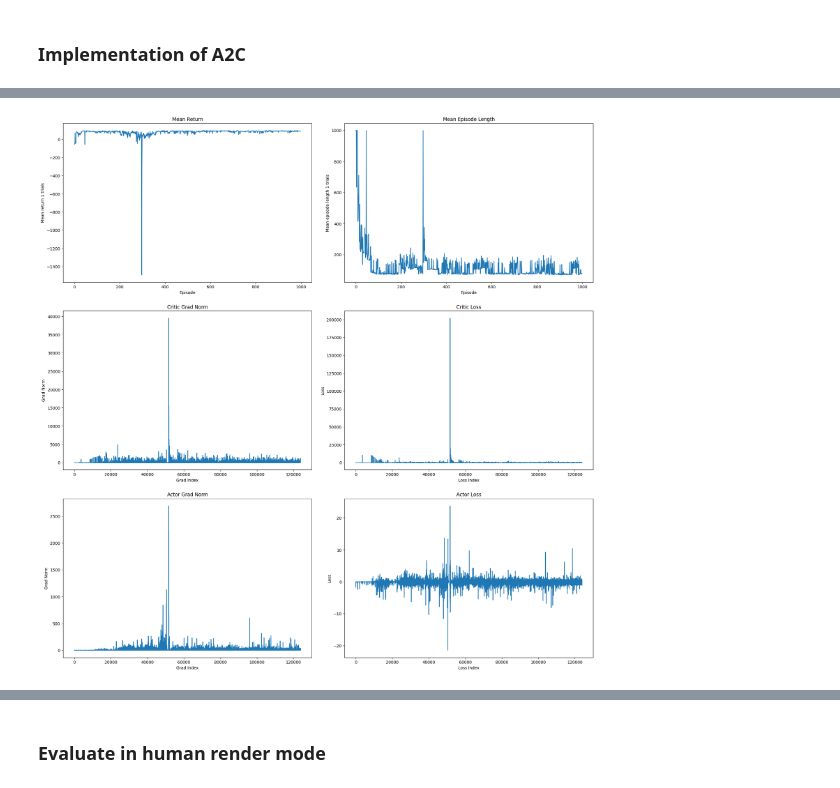
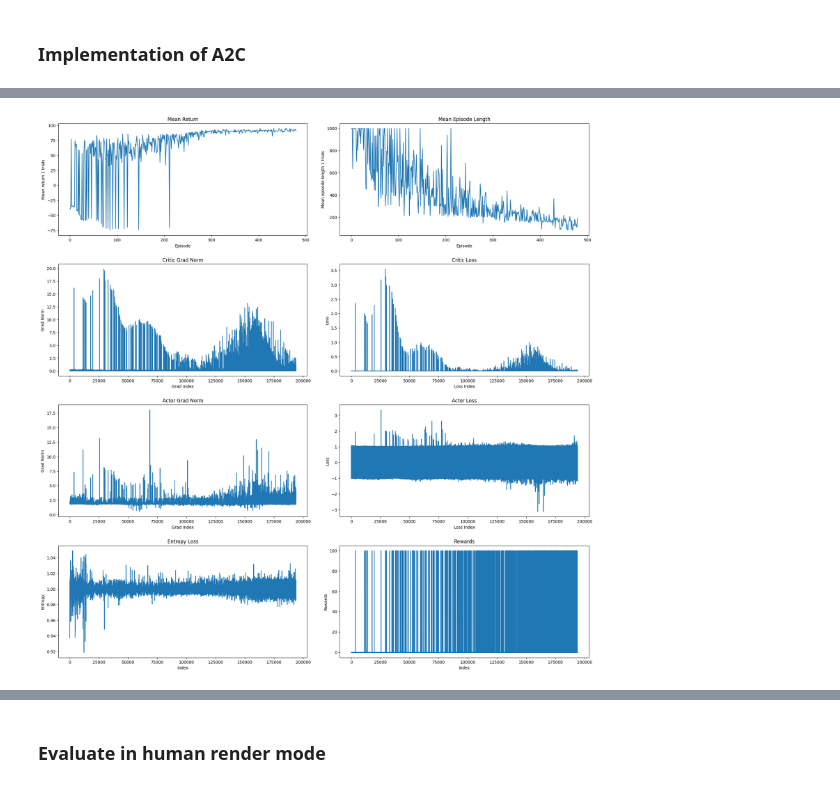
Before and after one commit to gmuthu7/Gridworld, a Jupyter notebook: mountain_car.ipynb, the cells around one changed output, grey strips where cells are left out. Cells and saved outputs as stored; diff of their text form; code cells hidden in the pictures.

Commit message:
Added working implementation of A2C with entropy on mountain car

```diff
--- a/mountain_car.ipynb
+++ b/mountain_car.ipynb
@@ -18,10 +19,10 @@ from sklearn import preprocessing
 <h3> Helper functions </h3>
 # %%
 def get_grads(model:torch.nn.Module):
-    g = [param.grad.detach().flatten() for param in model.parameters() if param.grad is not None]
-    g = torch.cat(g).detach().norm()
-    if g > 100:
-        print("High gradient")
+    g = [param.grad.flatten() for param in model.parameters() if param.grad is not None]
+    g = torch.cat(g).norm()
+    # if g > 100:
+    #     print("High gradient")
     return g
 def dump():
     with (open("./models/actor.pkl","wb") as f1,
@@ -48,7 +49,7 @@ class Actor:
                   nn.Linear(50,2))
     def log_prob(self,state,action):
         dist =self._get_dist(state)
-        return dist.log_prob(action),dist.entropy()
+        return dist.log_prob(action) + 1e-5,dist.entropy()
 
     def sample(self,state):
         dist =self._get_dist(state)
@@ -157,36 +173,44 @@ ax3:Axes
 ax4:Axes
 ax5:Axes
 ax6:Axes
-fig,((ax1,ax2),(ax3,ax4),(ax5,ax6)) = plt.subplots(3,2)
+fig,((ax1,ax2),(ax3,ax4),(ax5,ax6),(ax7,ax8)) = plt.subplots(4,2)
 fig.set_figwidth(20)
 fig.set_figheight(20)
 fig.tight_layout(pad=5.0)
 ax1.plot(returns[0][:j])
 ax1.set_ylabel(f"Mean return {NUM_TRIALS} trials")
 ax1.set_xlabel("Episode")
 ax1.set_title("Mean Return")
 ax2.plot(ep_lens[0][:j])
 ax2.set_ylabel(f"Mean episode length {NUM_TRIALS} trials")
 ax2.set_xlabel("Episode")
 ax2.set_title("Mean Episode Length")
 ax3.plot(grads[0])
 ax3.set_ylabel(f"Grad Norm")
 ax3.set_xlabel("Grad Index")
 ax3.set_title("Critic Grad Norm")
 ax4.plot(losses[0])
 ax4.set_ylabel(f"Loss")
 ax4.set_xlabel("Loss Index")
 ax4.set_title("Critic Loss")
 ax5.plot(grads[1])
 ax5.set_ylabel(f"Grad Norm")
 ax5.set_xlabel("Grad Index")
 ax5.set_title("Actor Grad Norm")
 ax6.plot(losses[1])
 ax6.set_ylabel(f"Loss")
 ax6.set_xlabel("Loss Index")
 ax6.set_title("Actor Loss");
+ax7.plot(entropies)
+ax7.set_ylabel(f"Entropy")
+ax7.set_xlabel("Index")
+ax7.set_title("Entropy Loss");
+ax8.plot(rewards)
+ax8.set_ylabel(f"Rewards")
+ax8.set_xlabel("Index")
+ax8.set_title("Rewards");
 # %% [output]
-[figure, old version]
+[figure, new version]
 # %%
 list(critic.v.parameters())[0]
 # %% [output]
```
Also changed, not shown: parts of 6 cells of this notebook, 3 other files.
